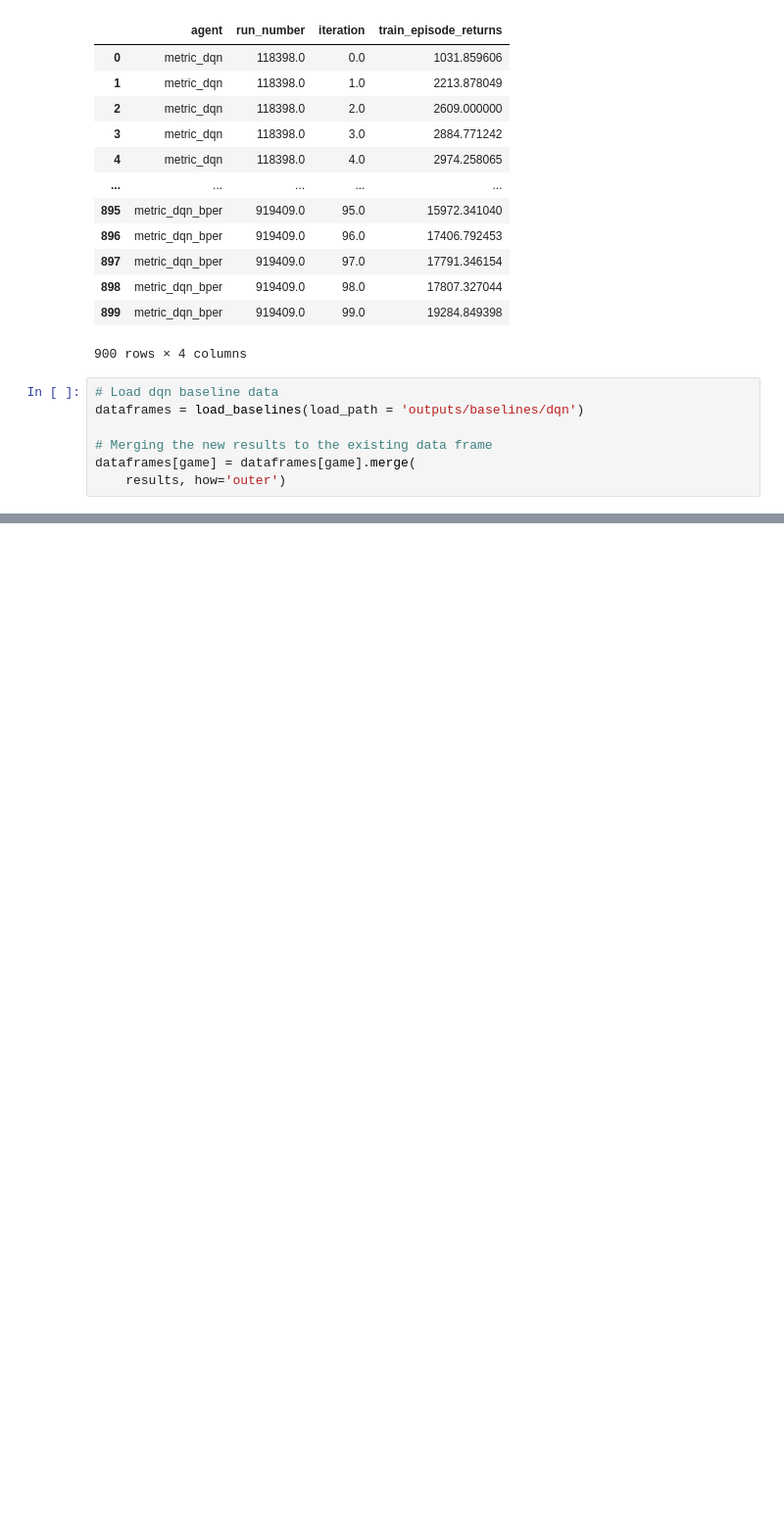
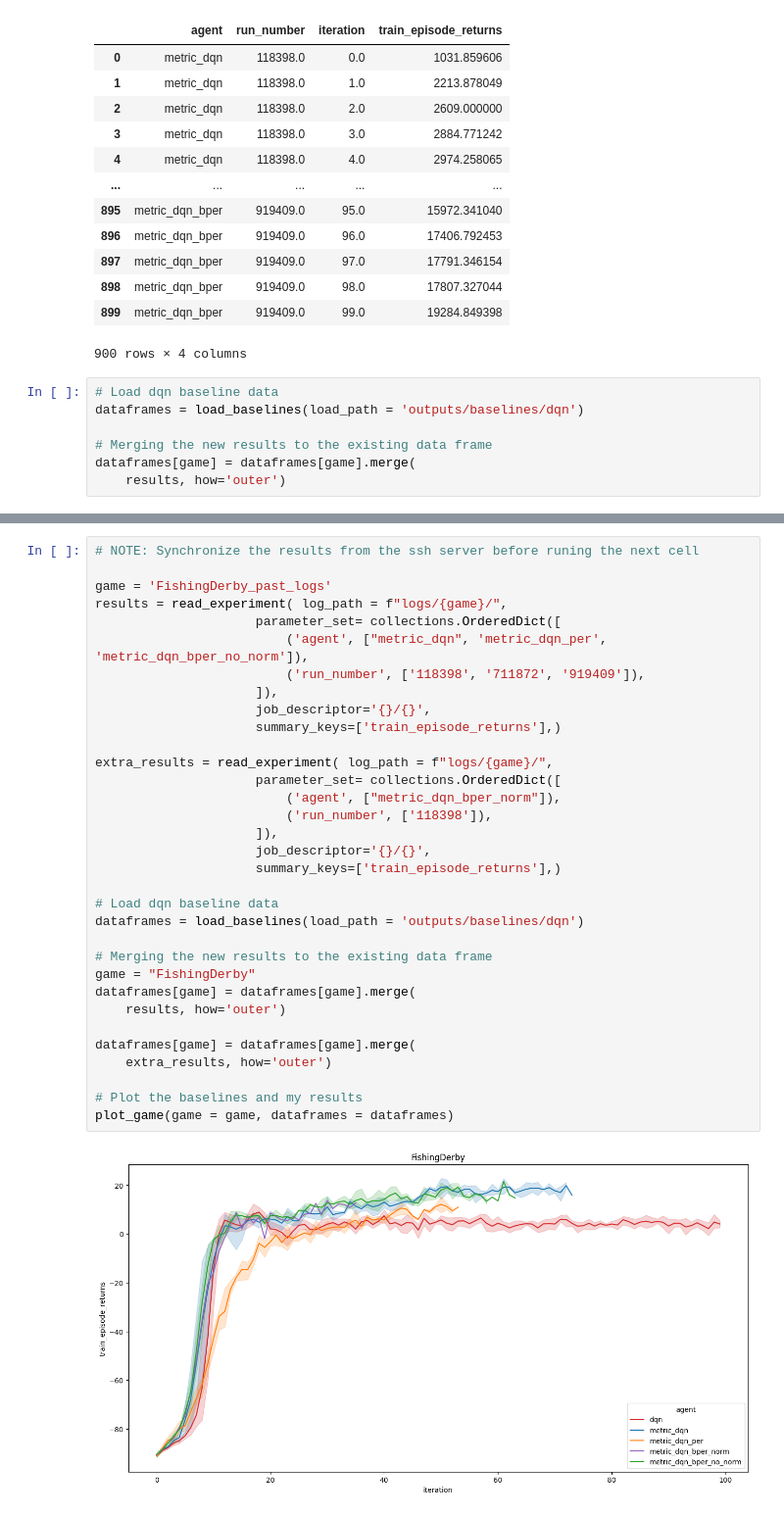
Before and after one commit to ZosoV/bisimulation-PER, a Jupyter notebook: jupyter_notebooks/load_statistics.ipynb, the cells around one changed output, grey strips where cells are left out. Shown: that part at 98% size. Saved outputs shown, nothing was run; the diff lists cells and outputs as text; blank space fills up the shorter version.

```diff
--- a/jupyter_notebooks/load_statistics.ipynb
+++ b/jupyter_notebooks/load_statistics.ipynb
@@ -284,0 +289,35 @@ plot_game(game = game)
+# %%
+# NOTE: Synchronize the results from the ssh server before runing the next cell
+
+game = 'FishingDerby_past_logs'
+results = read_experiment( log_path = f"logs/{game}/",
+                     parameter_set= collections.OrderedDict([
+                         ('agent', ["metric_dqn", 'metric_dqn_per', 'metric_dqn_bper_no_norm']),
+                         ('run_number', ['118398', '711872', '919409']),
+                     ]),
+                     job_descriptor='{}/{}',
+                     summary_keys=['train_episode_returns'],)
+
+extra_results = read_experiment( log_path = f"logs/{game}/",
+                     parameter_set= collections.OrderedDict([
+                         ('agent', ["metric_dqn_bper_norm"]),
+                         ('run_number', ['118398']),
+                     ]),
+                     job_descriptor='{}/{}',
+                     summary_keys=['train_episode_returns'],)
+
+# Load dqn baseline data
+dataframes = load_baselines(load_path = 'outputs/baselines/dqn')
+
+# Merging the new results to the existing data frame
+game = "FishingDerby"
+dataframes[game] = dataframes[game].merge(
+    results, how='outer')
+
+dataframes[game] = dataframes[game].merge(
+    extra_results, how='outer')
+
+# Plot the baselines and my results
+plot_game(game = game, dataframes = dataframes)
+# %% [output]
+[figure, added]
```
Also changed, not shown: parts of 3 cells of this notebook, 2 other files.
